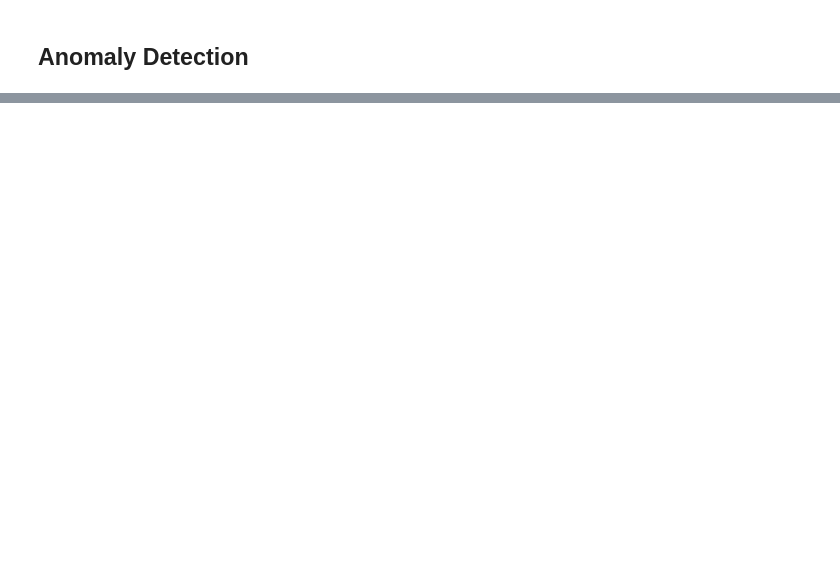
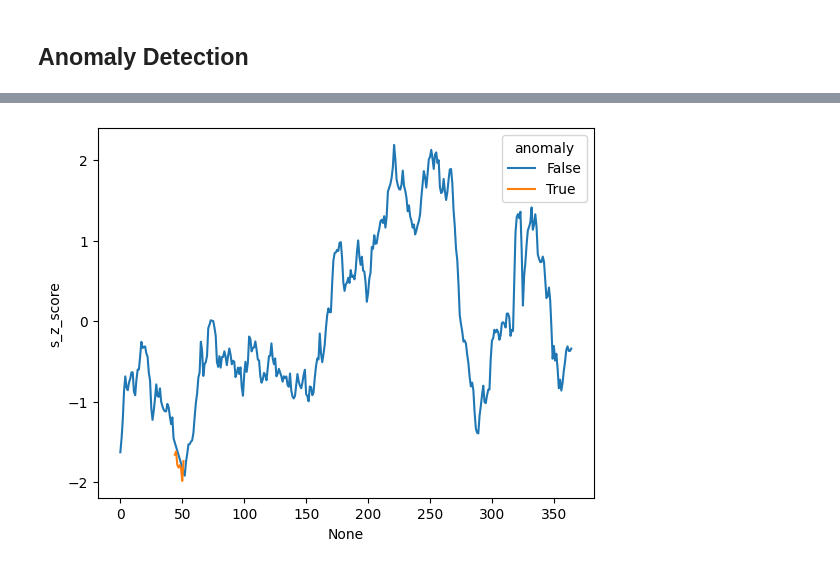
Before and after one commit to gandalf486/weather-forecast, a Jupyter notebook: explore.ipynb, the cells around one changed output, grey strips where cells are left out. Cells and saved outputs as stored; diff of their text form; code cells hidden in the pictures; blank space fills up the shorter version.

```diff
--- a/explore.ipynb
+++ b/explore.ipynb
@@ -201,0 +334,8 @@ time_series.head()
+# %%
+scaler = StandardScaler()
+time_series['s_z_score'] = scaler.fit_transform(time_series['s'].values.reshape(-1,1))
+sns.lineplot(data=time_series,y='s_z_score',x=time_series.index, hue='anomaly')
+plt.show()
+plt.close()
+# %% [output]
+[figure, added]
```
Also changed, not shown: parts of 17 cells of this notebook, 2 other files.
